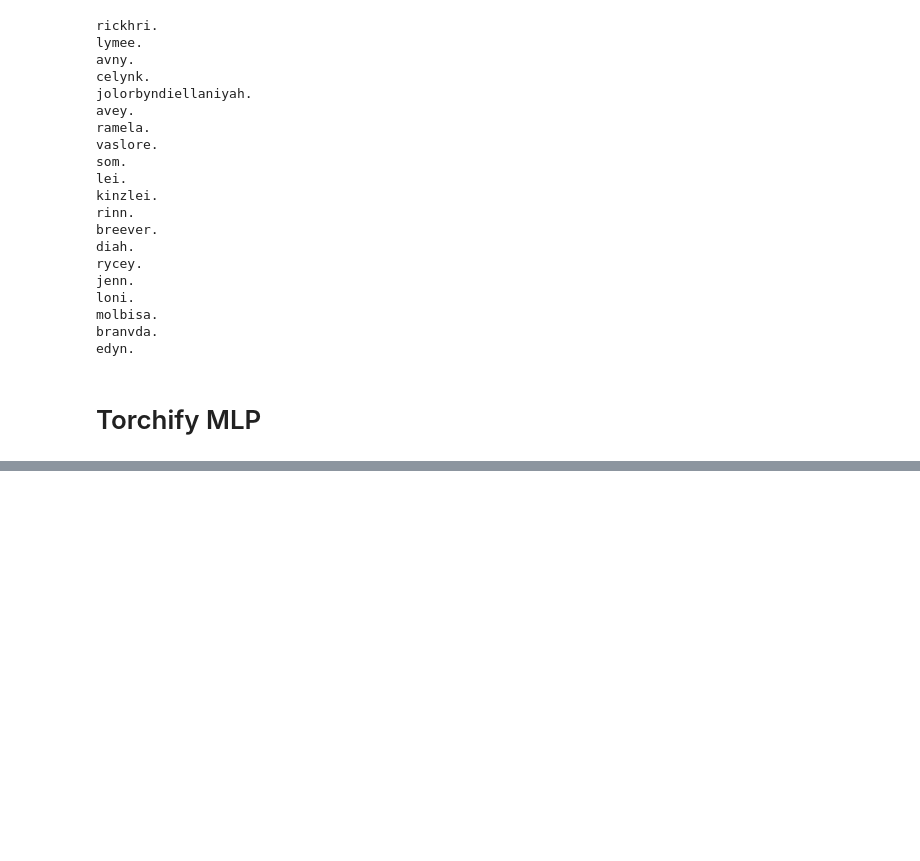
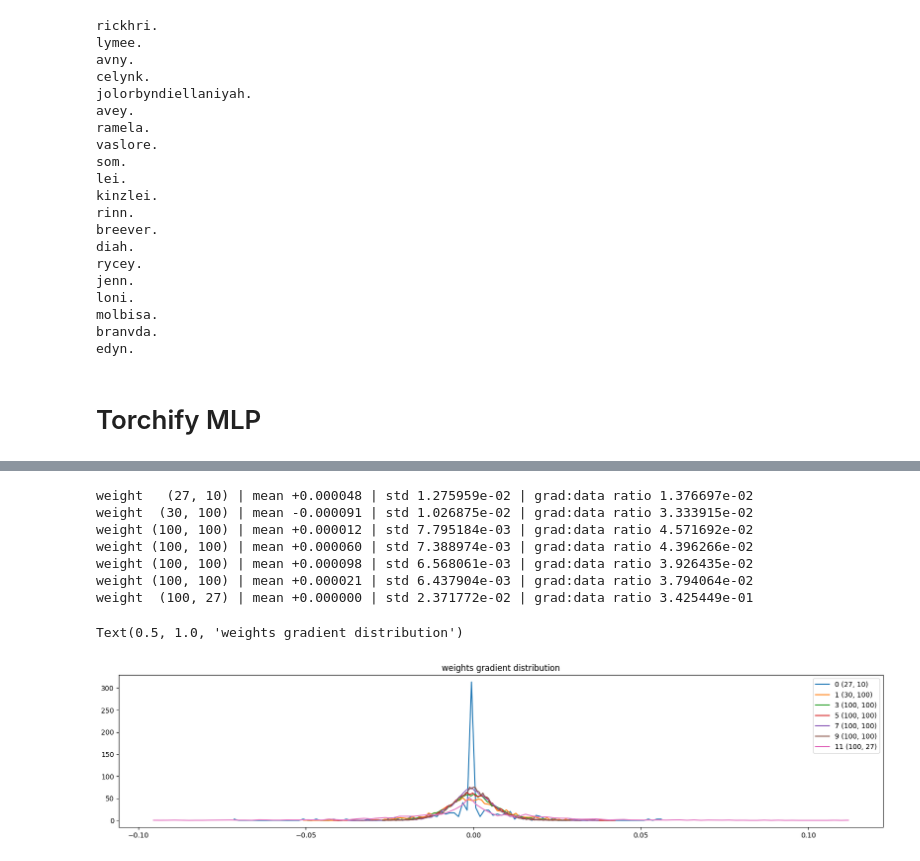
Before and after one commit to romenlaw/NaiveNeuralNetwork, a Jupyter notebook: makemore.ipynb, the cells around one changed output, grey strips where cells are left out. Cells and saved outputs as stored; diff of their text form; code cells hidden in the pictures; blank space fills up the shorter version.

```diff
--- a/makemore.ipynb
+++ b/makemore.ipynb
@@ -1756,0 +1977,24 @@ class Linear:
+# %%
+# weights histogram
+plt.figure(figsize=(20,4))
+legends=[]
+for i, p in enumerate(parameters):
+  t = p.grad
+  if p.ndim==2: # only weight of Linear layers are 2-dim
+    print('weight %+10s | mean %+f | std %e | grad:data ratio %e' %
+      (tuple(p.shape), t.mean(), t.std(), t.std()/p.std() ))
+    hy, hx = torch.histogram(t, density=True)
+    plt.plot(hx[:-1].detach(), hy.detach())
+    legends.append(f'{i} {tuple(p.shape)}')
+plt.legend(legends)
+plt.title('weights gradient distribution')
+# %% [output]
+weight   (27, 10) | mean +0.000048 | std 1.275959e-02 | grad:data ratio 1.376697e-02
+weight  (30, 100) | mean -0.000091 | std 1.026875e-02 | grad:data ratio 3.333915e-02
+weight (100, 100) | mean +0.000012 | std 7.795184e-03 | grad:data ratio 4.571692e-02
+weight (100, 100) | mean +0.000060 | std 7.388974e-03 | grad:data ratio 4.396266e-02
+weight (100, 100) | mean +0.000098 | std 6.568061e-03 | grad:data ratio 3.926435e-02
+weight (100, 100) | mean +0.000021 | std 6.437904e-03 | grad:data ratio 3.794064e-02
+weight  (100, 27) | mean +0.000000 | std 2.371772e-02 | grad:data ratio 3.425449e-01
+Text(0.5, 1.0, 'weights gradient distribution')
+[figure, added]
```
Also changed, not shown: parts of 15 cells of this notebook.
